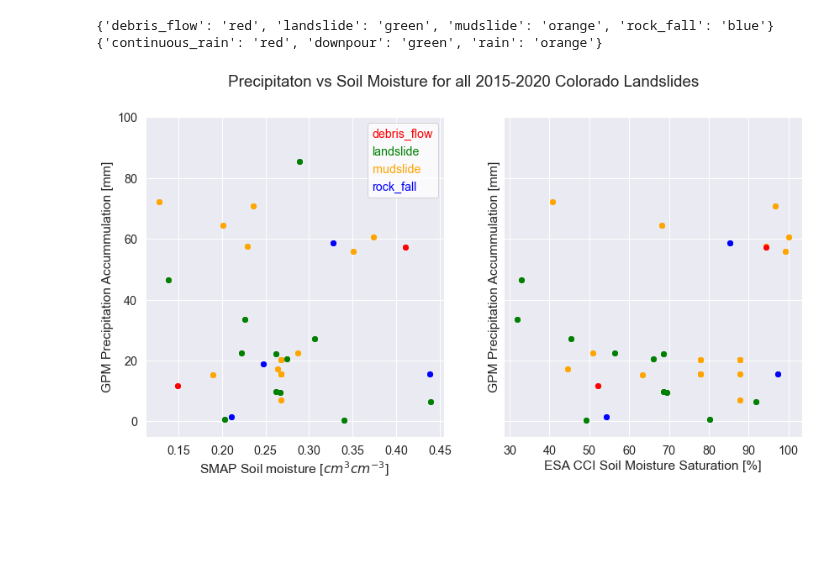
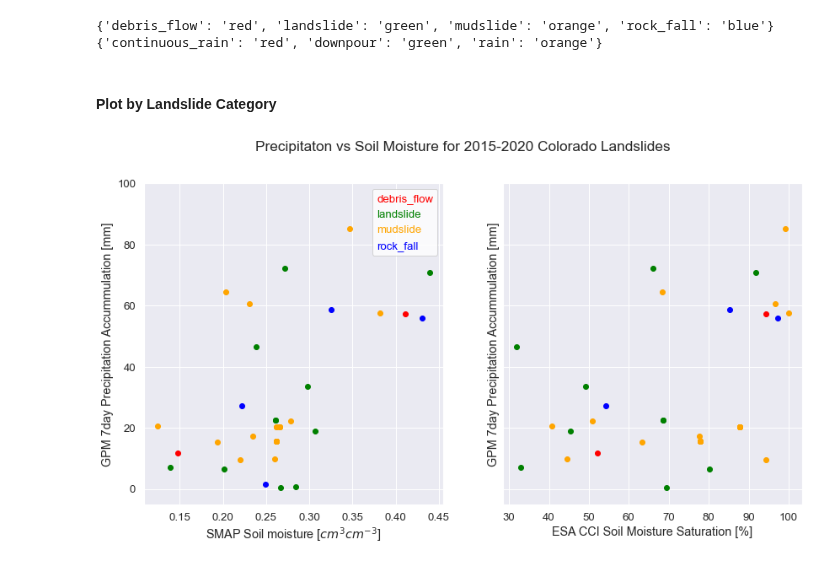
Before and after one commit to jacquiewitte/capstone-landslides-soilmoisture, a Jupyter notebook: landslide_precip_soilm.ipynb, the cells around one changed output. Drawn from its saved outputs; the diff is of its cells as text; code cells hidden in the pictures; blank space fills up the shorter version.

```diff
--- a/landslide_precip_soilm.ipynb
+++ b/landslide_precip_soilm.ipynb
@@ -20,7 +25,7 @@ import warnings
 warnings.filterwarnings('ignore')
 
 # Prettier plotting with seaborn
-sns.set(font_scale=1.3)
+sns.set(font_scale=1.2)
 # %%
 def read_smap(filepath, index):
     """
@@ -156,7 +171,7 @@ data_dir = os.path.join(et.io.HOME,
                         'data', 'capstone')
 smap_files = sorted(glob(os.path.join(data_dir, 'smap_9km', '*.h5')))
 
-gpm_files = sorted(glob(os.path.join(data_dir, 'gpm', '*nc4')))
+gpm_files = sorted(glob(os.path.join(data_dir, 'gpm_westernUS', '*nc4')))
 
 esa_files = sorted(glob(os.path.join(data_dir, 'esa_soil_moisture',
                                      '*ACTIVE*nc')))
@@ -372,11 +443,0 @@ ax.text(7.1 ,0, 'Landslide\nTriggered', color='mediumorchid', fontsize='medium')
-# %%
-fig, ax = plt.subplots(figsize=(14, 5), sharex=True, sharey=True)
-
-for id, df in landslide_df.groupby("landslide_id"):
-    ax.plot(df['days-to-landslide'], df['esa_sm_percent'],
-            marker='o', linestyle='none', color='brown')
-
-ax.set(xlabel='Days leading up to rainfall-landslide event',
-       ylabel='%',
-       title='ESA CCI Percent Saturation Soil Moisture')
-ax.text(7.1 ,0, 'Landslide\nTriggered', color='mediumorchid', fontsize='medium');
@@ -385,8 +444,7 @@ ax.text(7.1 ,0, 'Landslide\nTriggered', color='mediumorchid', fontsize='medium')
 # %% [markdown]
 ### Plot Precipitation vs SMAP Soil Moisture
 # %%
-#category = np.unique(landslide_df['landslide_category'])
-colors = ['red','green','orange','blue']
+colors = ['red', 'green', 'orange', 'blue', 'yellow', 'purple']
 
 category = dict(zip(np.unique(landslide_df['landslide_category']), colors))
 print(category)
@@ -396,63 +454,44 @@ print(trigger)
 # %% [output]
 {'debris_flow': 'red', 'landslide': 'green', 'mudslide': 'orange', 'rock_fall': 'blue'}
 {'continuous_rain': 'red', 'downpour': 'green', 'rain': 'orange'}
+# %% [markdown]
+#### Plot by Landslide Category
 # %%
 # Create a scatter plot
 fig, (ax1, ax2) = plt.subplots(ncols=2, nrows=1, figsize=(14, 7),
-                             sharey=True)
+                               sharey=True)
 
+# SMAP
 for id, df in landslide_df.groupby("landslide_id"):
-    #res = df['precip_accum_mm']/df['precip_accum_mm'].mean()
-    #if res.max() > 1.1:
     for cat in category:
         if df['landslide_category'][0] == cat:
-            ax1.scatter(df['smap_sm'].max(), df['precip_accum_mm'].max(),
-                   color=category[cat])
-            ax2.scatter(df['esa_sm_percent'].max(), df['precip_accum_mm'].max(),
-                   color=category[cat])
+            ax1.scatter(df['smap_sm'], df['precip_accum_mm'],
+                        color=category[cat])
+            ax2.scatter(df['esa_sm_percent'], df['precip_accum_mm'],
+                        color=category[cat])
 
 ax1.set(xlabel='SMAP Soil moisture [$cm^3 cm^{-3}$]',
-       ylabel='GPM Precipitation Accummulation [mm]')
+        ylabel='GPM 7day Precipitation Accummulation [mm]')
 ax1.set_ylim([-5, 100])
 
 ax2.set(xlabel='ESA CCI Soil Moisture Saturation [%]',
-       ylabel='GPM Precipitation Accummulation [mm]')
-ax1.set_ylim([-5, 100]);
+        ylabel='GPM 7day Precipitation Accummulation [mm]')
 
 # Add legend
 leg = ax1.legend(handlelength=0, handletextpad=0, fancybox=True,
-               labels=category, labelcolor=colors, facecolor='white')
+                 labels=category, labelcolor=colors, facecolor='white')
 for item in leg.legendHandles:
     item.set_visible(False)
 
 # add an overall caption
 fig.suptitle(
-    'Precipitaton vs Soil Moisture for all 2015-2020 Colorado Landslides'
-);
+    'Precipitaton vs Soil Moisture for 2015-2020 Colorado Landslides'
+)
 
 
-for id, df in landslide_df.groupby("landslide_id"):
-    #res = df['precip_accum_mm']/df['precip_accum_mm'].mean()
-    #if res.max() > 1.1:
-    for cat in category:
-        if df['landslide_category'][0] == cat:
-            ax1.scatter(df['smap_sm'].max(), df['precip_accum_mm'].max(),
-                   color=category[cat])
-            ax2.scatter(df['esa_sm_percent'].max(), df['precip_accum_mm'].max(),
-                   color=category[cat])
-
-ax1.set(xlabel='SMAP Soil moisture [$cm^3 cm^{-3}$]',
-       ylabel='GPM Precipitation Accummulation [mm]')
-ax1.set_ylim([-5, 100])
-
-ax2.set(xlabel='ESA CCI Soil Moisture Saturation [%]',
-       ylabel='GPM Precipitation Accummulation [mm]')
-ax1.set_ylim([-5, 100]);
-
-
-# plt.savefig(os.path.join(et.io.HOME,
-#             'earth-analytics',
-#             'capstone-landslides-soilmoisture', 'plots',
-#             'smap_VS_gpm_2015_2020.png'));
+plt.savefig(os.path.join(et.io.HOME,
+            'earth-analytics',
+            'capstone-landslides-soilmoisture', 'plots',
+            'sm_VS_precip_2015_2020_category_CO.png'));
 # %% [output]
-[figure, old version]
+[figure, new version]
```
Also changed, not shown: parts of 17 cells of this notebook.
